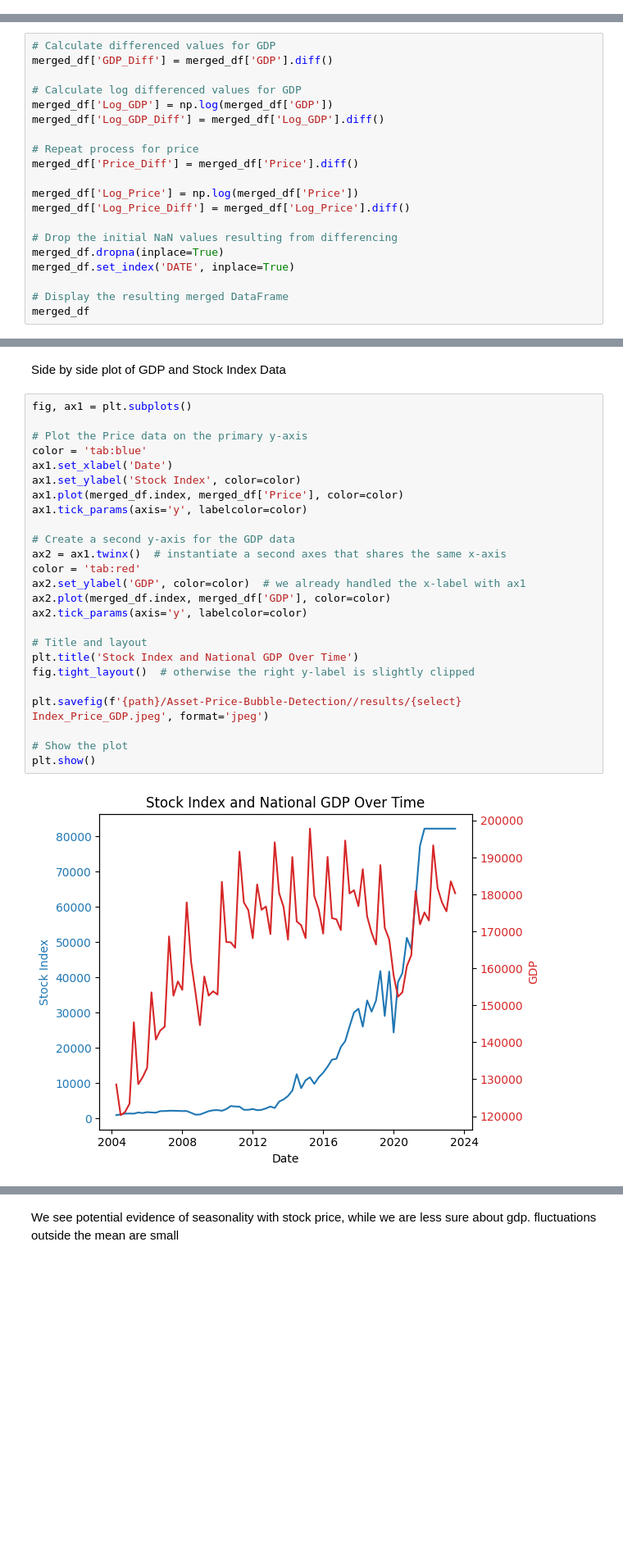
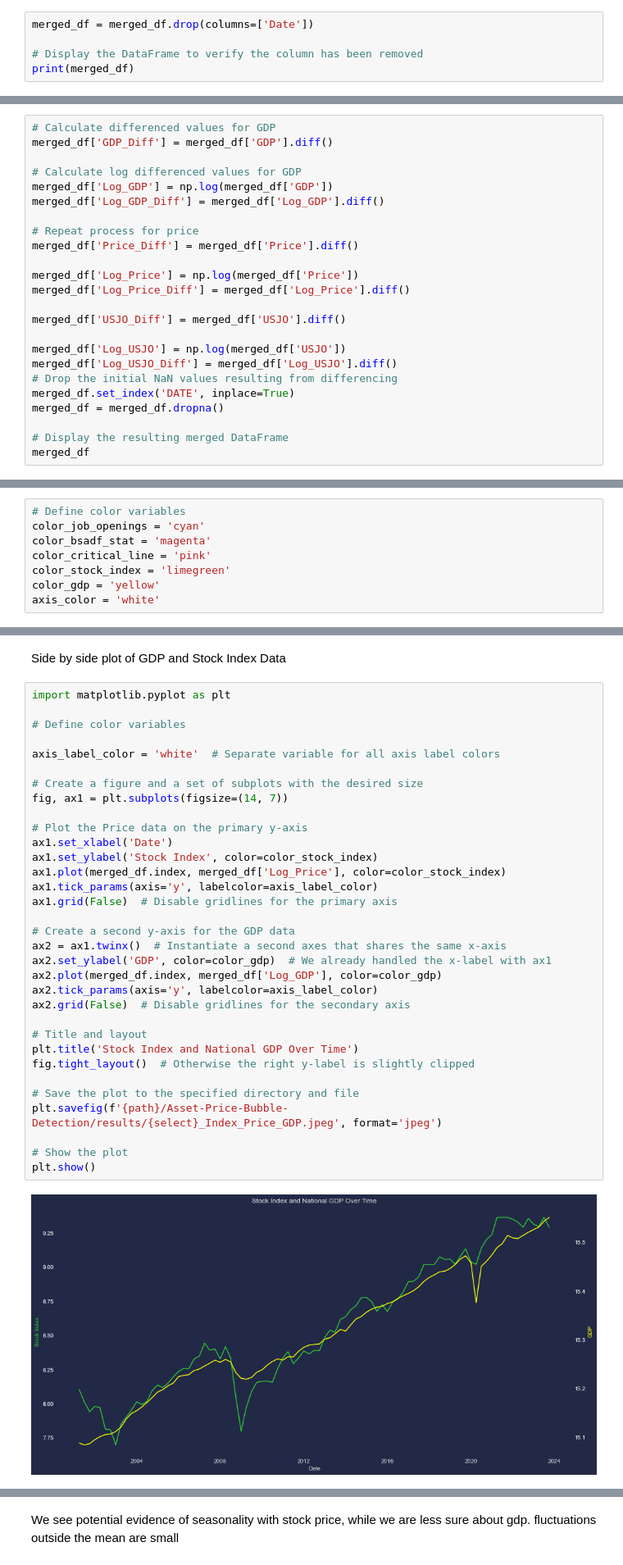
Before and after one commit to Philip-Lacava/Asset-Price-Bubble-Detection, a Jupyter notebook: Bubble Model 3.ipynb, the cells around one changed output, grey strips where cells are left out. Shown at 82% size. Cells and saved outputs as stored; diff of their text form; blank space fills up the shorter version.

```diff
--- a/Bubble Model 3.ipynb
+++ b/Bubble Model 3.ipynb
@@ -207,0 +324,5 @@ merged_df
+# %%
+merged_df = merged_df.drop(columns=['Date'])
+
+# Display the DataFrame to verify the column has been removed
+print(merged_df)
@@ -219,9 +355,13 @@ merged_df['Price_Diff'] = merged_df['Price'].diff()
 merged_df['Log_Price'] = np.log(merged_df['Price'])
 merged_df['Log_Price_Diff'] = merged_df['Log_Price'].diff()
 
+merged_df['USJO_Diff'] = merged_df['USJO'].diff()
+
+merged_df['Log_USJO'] = np.log(merged_df['USJO'])
+merged_df['Log_USJO_Diff'] = merged_df['Log_USJO'].diff()
 # Drop the initial NaN values resulting from differencing
-merged_df.dropna(inplace=True)
 merged_df.set_index('DATE', inplace=True)
+merged_df = merged_df.dropna()
 
 # Display the resulting merged DataFrame
 merged_df
@@ -299,3 +439,11 @@ Reject the null hypothesis - the Log_Price_Diff series is stationary at the 90%
+# %%
+# Define color variables
+color_job_openings = 'cyan'
+color_bsadf_stat = 'magenta'
+color_critical_line = 'pink'
+color_stock_index = 'limegreen'
+color_gdp = 'yellow'
+axis_color = 'white'
 # %% [markdown]
 Next we plot the significant lag effects of previous observations on GDP and Stock Price. Another check for stationarity.
 # %%
@@ -335,32 +550,40 @@ plt.show()
 # %% [markdown]
 Side by side plot of GDP and Stock Index Data
 # %%
-fig, ax1 = plt.subplots()
+import matplotlib.pyplot as plt
+
+# Define color variables
+
+axis_label_color = 'white'  # Separate variable for all axis label colors
+
+# Create a figure and a set of subplots with the desired size
+fig, ax1 = plt.subplots(figsize=(14, 7))
 
 # Plot the Price data on the primary y-axis
-color = 'tab:blue'
 ax1.set_xlabel('Date')
-ax1.set_ylabel('Stock Index', color=color)
-ax1.plot(merged_df.index, merged_df['Price'], color=color)
-ax1.tick_params(axis='y', labelcolor=color)
+ax1.set_ylabel('Stock Index', color=color_stock_index)
+ax1.plot(merged_df.index, merged_df['Log_Price'], color=color_stock_index)
+ax1.tick_params(axis='y', labelcolor=axis_label_color)
+ax1.grid(False)  # Disable gridlines for the primary axis
 
 # Create a second y-axis for the GDP data
-ax2 = ax1.twinx()  # instantiate a second axes that shares the same x-axis
-color = 'tab:red'
-ax2.set_ylabel('GDP', color=color)  # we already handled the x-label with ax1
-ax2.plot(merged_df.index, merged_df['GDP'], color=color)
-ax2.tick_params(axis='y', labelcolor=color)
+ax2 = ax1.twinx()  # Instantiate a second axes that shares the same x-axis
+ax2.set_ylabel('GDP', color=color_gdp)  # We already handled the x-label with ax1
+ax2.plot(merged_df.index, merged_df['Log_GDP'], color=color_gdp)
+ax2.tick_params(axis='y', labelcolor=axis_label_color)
+ax2.grid(False)  # Disable gridlines for the secondary axis
 
 # Title and layout
 plt.title('Stock Index and National GDP Over Time')
-fig.tight_layout()  # otherwise the right y-label is slightly clipped
+fig.tight_layout()  # Otherwise the right y-label is slightly clipped
 
-plt.savefig(f'{path}/Asset-Price-Bubble-Detection//results/{select} Index_Price_GDP.jpeg', format='jpeg')
+# Save the plot to the specified directory and file
+plt.savefig(f'{path}/Asset-Price-Bubble-Detection/results/{select}_Index_Price_GDP.jpeg', format='jpeg')
 
 # Show the plot
 plt.show()
 # %% [output]
-[figure, old version]
+[figure, new version]
 # %% [markdown]
 Run a cointegration test to see if GDP and National Stock Market indicies are Cointegrated. This is crucial for ensuring we have a valid econometric model. VEC works with cointegrated non stationary series.
 
```
Also changed, not shown: parts of 45 cells of this notebook, 27 other files.
